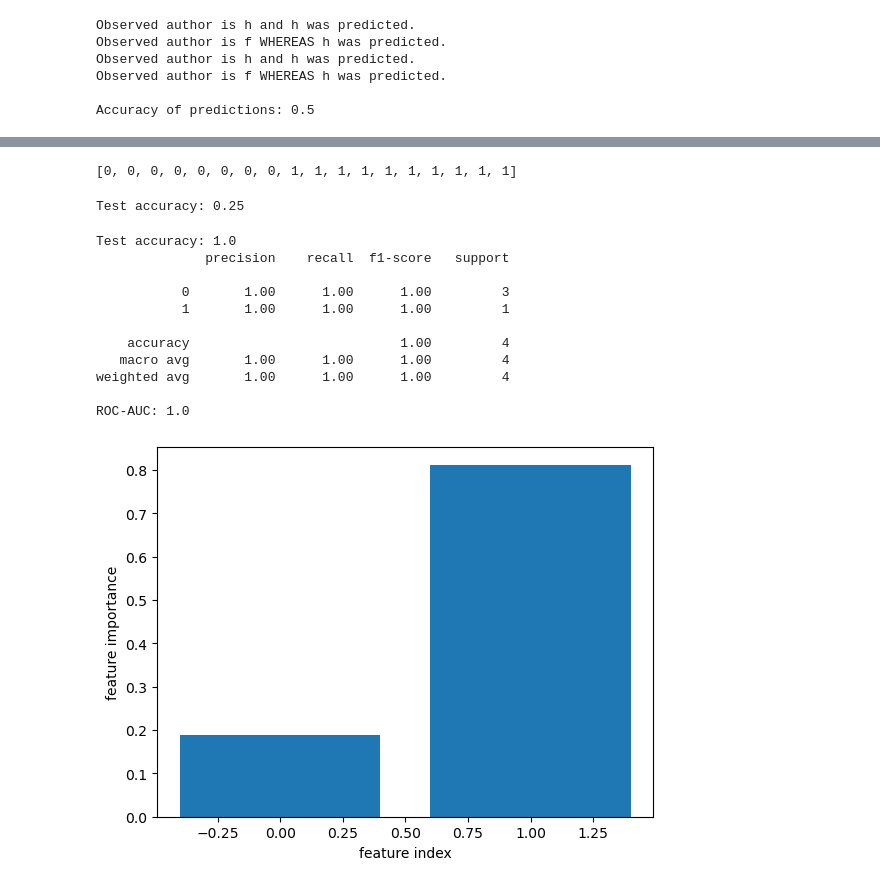
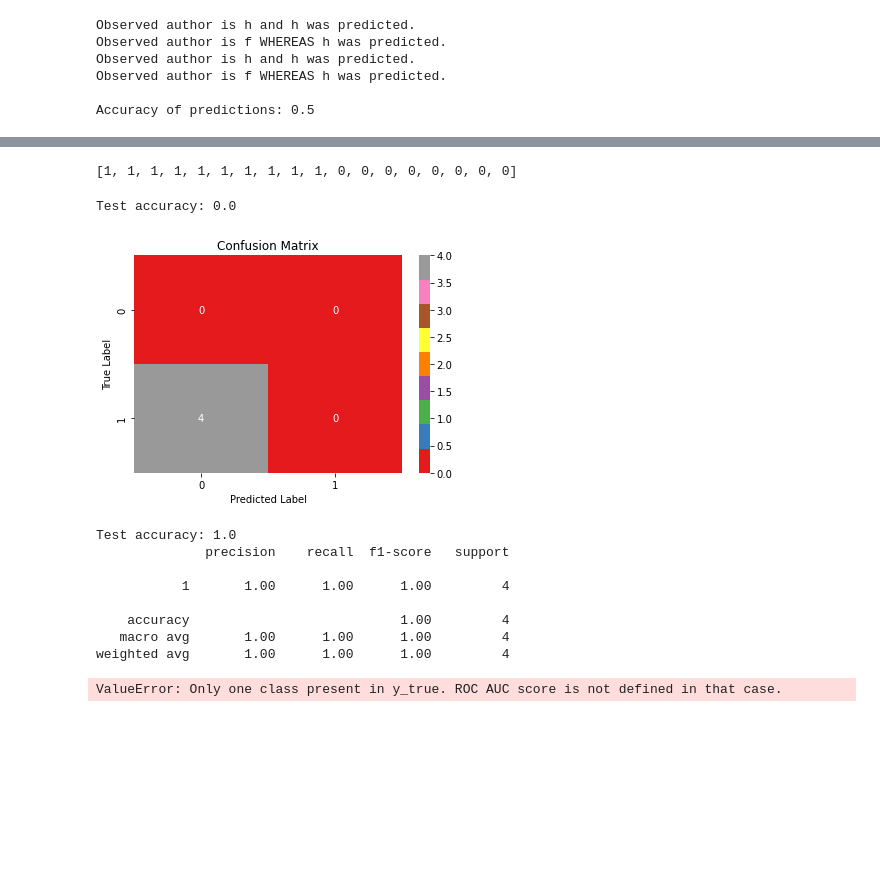
Before and after one commit to kspicer80/fitzgerald_hemingway, a Jupyter notebook: hac_algorithm.ipynb, the cells around one changed output, grey strips where cells are left out. Cells and saved outputs as stored; diff of their text form; code cells hidden in the pictures; blank space fills up the shorter version.

```diff
--- a/hac_algorithm.ipynb
+++ b/hac_algorithm.ipynb
@@ -220,0 +194,3 @@ Processing file: hemingway_winner_take_nothing.txt
+# %%
+text_data, labels = load_data('data')
+print(labels)
@@ -221,14 +217,14 @@ Processing file: hemingway_winner_take_nothing.txt
 # %%
 print(labels)
 # %% [output]
-[0, 0, 0, 0, 0, 0, 0, 0, 1, 1, 1, 1, 1, 1, 1, 1, 1, 1]
+[1, 1, 1, 1, 1, 1, 1, 1, 1, 1, 0, 0, 0, 0, 0, 0, 0, 0]
 # %%
 from sklearn.decomposition import TruncatedSVD
 from sklearn.feature_extraction.text import TfidfVectorizer
 from sklearn.pipeline import Pipeline
 from sklearn.linear_model import LogisticRegression
 from sklearn.model_selection import train_test_split
-
+from sklearn.metrics import accuracy_score
 # create a pipeline to vectorize the text and perform PCA
 pipeline = Pipeline([
     ('vectorizer', TfidfVectorizer()),
@@ -236,16 +232,34 @@ pipeline = Pipeline([
     ('classifier', LogisticRegression())
 ])
 
-text_data_train, text_data_test, labels_train, labels_test = train_test_split(
+X_train, X_test, y_train, y_test = train_test_split(
     text_data, labels, test_size=0.2, random_state=42
 )
+
 # fit the pipeline to the text data and labels
-pipeline.fit(text_data, labels)
+pipeline.fit(X_train, y_train)
 
-score = pipeline.score(text_data_test, labels_test)
-print("Test accuracy:", score)
+y_pred = pipeline.predict(X_test)
+accuracy = accuracy_score(y_test, y_pred)
+print("Test accuracy:", accuracy)
 # %% [output]
-Test accuracy: 0.25
+Test accuracy: 0.0
+# %%
+from sklearn.metrics import confusion_matrix
+import matplotlib.pyplot as plt
+import seaborn as sns
+
+# Generate the confusion matrix
+cm = confusion_matrix(y_test, y_pred)
+
+# Plot the confusion matrix
+sns.heatmap(cm, annot=True, fmt='d', cmap='Set1')
+plt.xlabel("Predicted Label")
+plt.ylabel("True Label")
+plt.title("Confusion Matrix")
+plt.show()
+# %% [output]
+[figure, added]
 # %%
 from sklearn.ensemble import RandomForestClassifier
 from sklearn.metrics import classification_report, confusion_matrix, roc_auc_score
@@ -289,12 +303,9 @@ plt.show()
 Test accuracy: 1.0
               precision    recall  f1-score   support
 
-           0       1.00      1.00      1.00         3
-           1       1.00      1.00      1.00         1
+           1       1.00      1.00      1.00         4
 
     accuracy                           1.00         4
    macro avg       1.00      1.00      1.00         4
 weighted avg       1.00      1.00      1.00         4
-
-ROC-AUC: 1.0
-[figure, removed]
+ValueError: Only one class present in y_true. ROC AUC score is not defined in that case.
```
Also changed, not shown: parts of 7 cells of this notebook, 4 other files.
